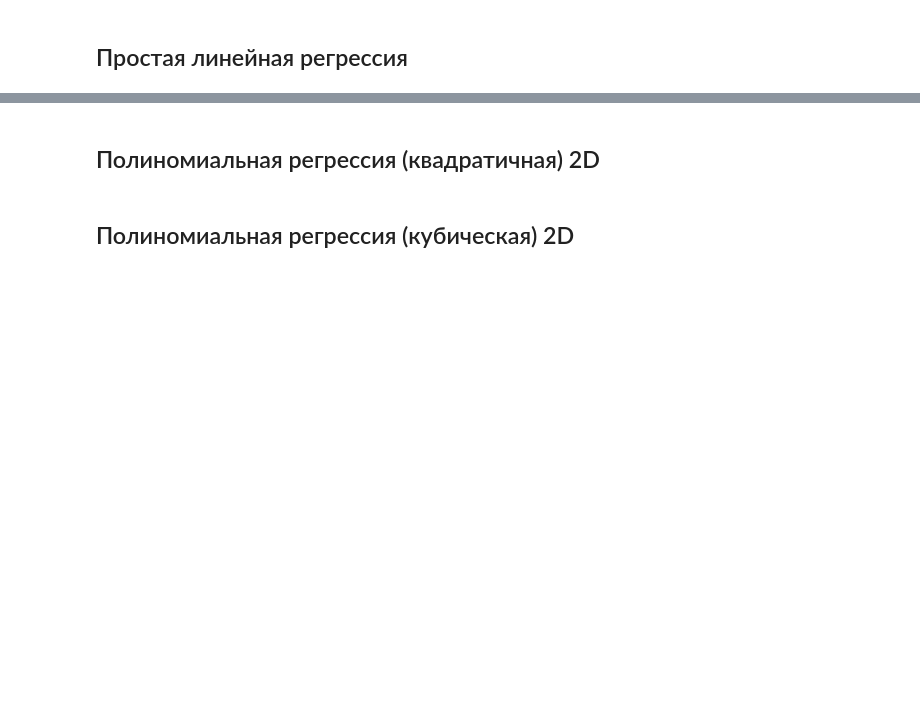
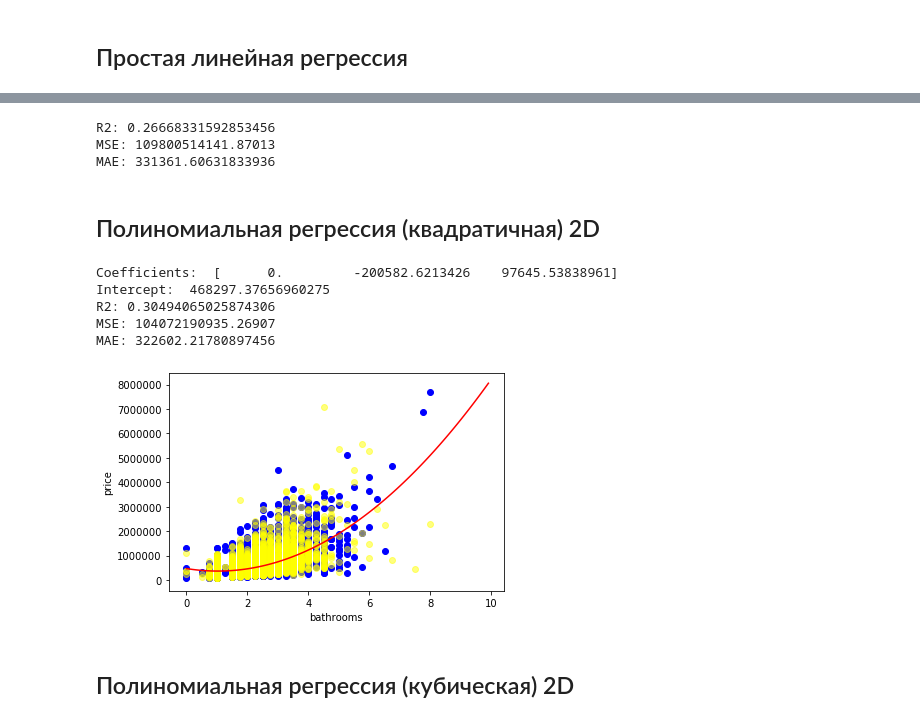
Before and after one commit to ryndovaira-org/data_science_lectures, a Jupyter notebook: 3_2_modeling_ml/3_1_1_regression/practise/regression_house.ipynb, the cells around one changed output, grey strips where cells are left out. Saved outputs shown, nothing was run; the diff lists cells and outputs as text; code cells hidden in the pictures; blank space fills up the shorter version.

```diff
--- a/3_2_modeling_ml/3_1_1_regression/practise/regression_house.ipynb
+++ b/3_2_modeling_ml/3_1_1_regression/practise/regression_house.ipynb
@@ -69,47 +88,51 @@ plt.ylabel("price", fontsize=20)
 # %%
 # использовать обученную модель для предсказания на test выборке
-y_predicted = simple_regr.predict(test[['bathrooms']])
-X_test = np.asanyarray(test[['bathrooms']])
-y_test = np.asanyarray(test[['price']])
+y_predicted = simple_regr.predict(X_test)
 
 # вывести результаты оценки предсказания
 print(f'R2: {r2_score(y_test, y_predicted)}')
 print(f"MSE: {mean_squared_error(y_test, y_predicted, squared=True)}")
 print(f"MAE: {mean_squared_error(y_test, y_predicted, squared=False)}")
+# %% [output]
+R2: 0.26668331592853456
+MSE: 109800514141.87013
+MAE: 331361.60631833936
 # %% [markdown]
 ## Полиномиальная регрессия (квадратичная) 2D
 # %%
-X_train = np.asanyarray(train[['bathrooms']])
-y_train = np.asanyarray(train[['price']])
-
-X_test = np.asanyarray(test[['bathrooms']])
-y_test = np.asanyarray(test[['price']])
-
-
 poly = PolynomialFeatures(degree=2)
 X_train_poly = poly.fit_transform(X_train)
 
 poly_regr = linear_model.LinearRegression()
 poly_regr.fit(X_train_poly, y_train)
 
 # The coefficients
 print('Coefficients: ', poly_regr.coef_)
 print('Intercept: ', poly_regr.intercept_)
 
-plt.scatter(train.bathrooms, train.price,  color='blue')
+plt.scatter(X_train, y_train,  color='blue')
+plt.scatter(X_test, y_test,  color='yellow', alpha=0.5)
+
 XX = np.arange(0.0, 10.0, 0.1)
-yy = poly_regr.intercept_[0]+ poly_regr.coef_[0][1]*XX+ poly_regr.coef_[0][2]*np.power(XX, 2)
+yy = poly_regr.intercept_+ poly_regr.coef_[1]*XX+ poly_regr.coef_[2]*np.power(XX, 2)
 plt.plot(XX, yy, '-r' )
 plt.xlabel("bathrooms")
 plt.ylabel("price")
 
 X_test_poly = poly.fit_transform(X_test)
 y_predicted = poly_regr.predict(X_test_poly)
 
 # вывести результаты оценки предсказания
 print(f'R2: {r2_score(y_test, y_predicted)}')
 print(f"MSE: {mean_squared_error(y_test, y_predicted, squared=True)}")
 print(f"MAE: {mean_squared_error(y_test, y_predicted, squared=False)}")
+# %% [output]
+Coefficients:  [      0.         -200582.6213426    97645.53838961]
+Intercept:  468297.37656960275
+R2: 0.30494065025874306
+MSE: 104072190935.26907
+MAE: 322602.21780897456
+[figure, added]
 # %% [markdown]
 ## Полиномиальная регрессия (кубическая) 2D
 # %%
```
Also changed, not shown: parts of 13 cells of this notebook.
